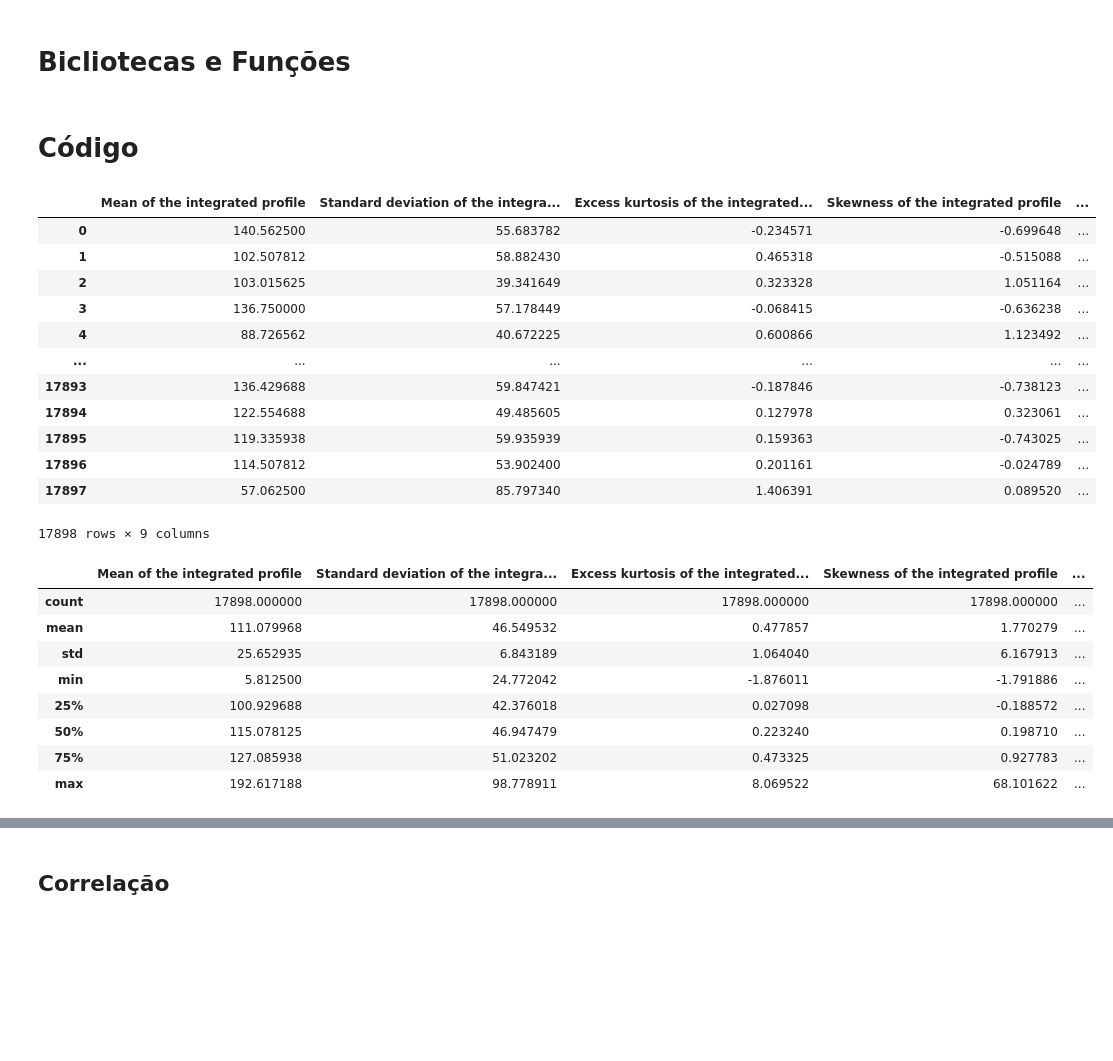
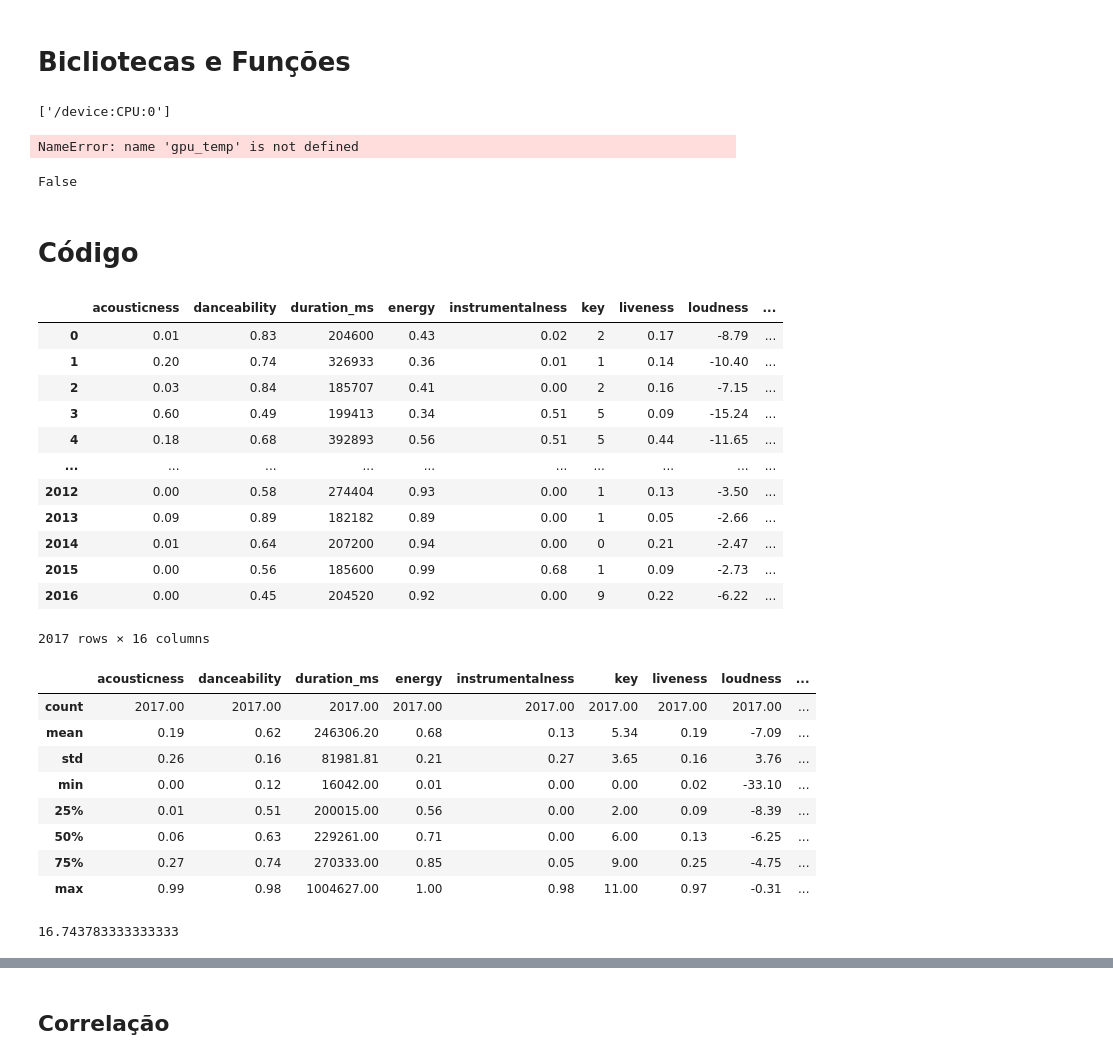
Before and after one commit to KValim/Projetcs, a Jupyter notebook: FIAP/deep learning I/spotfy/spotfy.ipynb, the cells around one changed output, grey strips where cells are left out. Drawn from its saved outputs; the diff is of its cells as text; code cells hidden in the pictures; blank space fills up the shorter version.

```diff
--- a/FIAP/deep learning I/spotfy/spotfy.ipynb
+++ b/FIAP/deep learning I/spotfy/spotfy.ipynb
@@ -39,34 +23,62 @@ from tensorflow.keras.utils import to_categorical
+# %%
+from tensorflow.python.client import device_lib
+
+def get_available_devices():
+    local_device_protos = device_lib.list_local_devices()
+    return [x.name for x in local_device_protos]
+
+print(get_available_devices())
+# %% [output]
+['/device:CPU:0']
+# %%
+gpu_temp
+# %% [output]
+NameError: name 'gpu_temp' is not defined
+# %%
+
+
+torch.cuda.is_available()
+# %% [output]
+False
+# %%
+pd.options.display.float_format = '{:.2f}'.format
 # %% [markdown]
 # Código
 # %%
-df = pd.read_csv('https://raw.githubusercontent.com/KValim/Projetcs/main/FIAP/deep%20learning%20I/pulsar_star/pulsar_stars.csv')
+df = pd.read_csv('https://raw.githubusercontent.com/KValim/Projetcs/main/FIAP/deep%20learning%20I/spotfy/DadosSpotify.csv')
+df.drop(columns=['id'], inplace=True)
 df
 # %% [output]
-|  | Mean of the integrated profile | Standard deviation of the integra... | Excess kurtosis of the integrated... | Skewness of the integrated profile | ... |
-| 0 | 140.562500 | 55.683782 | -0.234571 | -0.699648 | ... |
-| 1 | 102.507812 | 58.882430 | 0.465318 | -0.515088 | ... |
-| 2 | 103.015625 | 39.341649 | 0.323328 | 1.051164 | ... |
-| 3 | 136.750000 | 57.178449 | -0.068415 | -0.636238 | ... |
-| 4 | 88.726562 | 40.672225 | 0.600866 | 1.123492 | ... |
-| ... | ... | ... | ... | ... | ... |
-| 17893 | 136.429688 | 59.847421 | -0.187846 | -0.738123 | ... |
-| 17894 | 122.554688 | 49.485605 | 0.127978 | 0.323061 | ... |
-| 17895 | 119.335938 | 59.935939 | 0.159363 | -0.743025 | ... |
-| 17896 | 114.507812 | 53.902400 | 0.201161 | -0.024789 | ... |
-| 17897 | 57.062500 | 85.797340 | 1.406391 | 0.089520 | ... |
+|  | acousticness | danceability | duration_ms | energy | instrumentalness | key | liveness | loudness | ... |
+| 0 | 0.01 | 0.83 | 204600 | 0.43 | 0.02 | 2 | 0.17 | -8.79 | ... |
+| 1 | 0.20 | 0.74 | 326933 | 0.36 | 0.01 | 1 | 0.14 | -10.40 | ... |
+| 2 | 0.03 | 0.84 | 185707 | 0.41 | 0.00 | 2 | 0.16 | -7.15 | ... |
+| 3 | 0.60 | 0.49 | 199413 | 0.34 | 0.51 | 5 | 0.09 | -15.24 | ... |
+| 4 | 0.18 | 0.68 | 392893 | 0.56 | 0.51 | 5 | 0.44 | -11.65 | ... |
+| ... | ... | ... | ... | ... | ... | ... | ... | ... | ... |
+| 2012 | 0.00 | 0.58 | 274404 | 0.93 | 0.00 | 1 | 0.13 | -3.50 | ... |
+| 2013 | 0.09 | 0.89 | 182182 | 0.89 | 0.00 | 1 | 0.05 | -2.66 | ... |
+| 2014 | 0.01 | 0.64 | 207200 | 0.94 | 0.00 | 0 | 0.21 | -2.47 | ... |
+| 2015 | 0.00 | 0.56 | 185600 | 0.99 | 0.68 | 1 | 0.09 | -2.73 | ... |
+| 2016 | 0.00 | 0.45 | 204520 | 0.92 | 0.00 | 9 | 0.22 | -6.22 | ... |
-17898 rows × 9 columns
+2017 rows × 16 columns
 # %%
 df.describe()
 # %% [output]
-|  | Mean of the integrated profile | Standard deviation of the integra... | Excess kurtosis of the integrated... | Skewness of the integrated profile | ... |
-| count | 17898.000000 | 17898.000000 | 17898.000000 | 17898.000000 | ... |
-| mean | 111.079968 | 46.549532 | 0.477857 | 1.770279 | ... |
-| std | 25.652935 | 6.843189 | 1.064040 | 6.167913 | ... |
-| min | 5.812500 | 24.772042 | -1.876011 | -1.791886 | ... |
-| 25% | 100.929688 | 42.376018 | 0.027098 | -0.188572 | ... |
-| 50% | 115.078125 | 46.947479 | 0.223240 | 0.198710 | ... |
-| 75% | 127.085938 | 51.023202 | 0.473325 | 0.927783 | ... |
-| max | 192.617188 | 98.778911 | 8.069522 | 68.101622 | ... |
+|  | acousticness | danceability | duration_ms | energy | instrumentalness | key | liveness | loudness | ... |
+| count | 2017.00 | 2017.00 | 2017.00 | 2017.00 | 2017.00 | 2017.00 | 2017.00 | 2017.00 | ... |
+| mean | 0.19 | 0.62 | 246306.20 | 0.68 | 0.13 | 5.34 | 0.19 | -7.09 | ... |
+| std | 0.26 | 0.16 | 81981.81 | 0.21 | 0.27 | 3.65 | 0.16 | 3.76 | ... |
+| min | 0.00 | 0.12 | 16042.00 | 0.01 | 0.00 | 0.00 | 0.02 | -33.10 | ... |
+| 25% | 0.01 | 0.51 | 200015.00 | 0.56 | 0.00 | 2.00 | 0.09 | -8.39 | ... |
+| 50% | 0.06 | 0.63 | 229261.00 | 0.71 | 0.00 | 6.00 | 0.13 | -6.25 | ... |
+| 75% | 0.27 | 0.74 | 270333.00 | 0.85 | 0.05 | 9.00 | 0.25 | -4.75 | ... |
+| max | 0.99 | 0.98 | 1004627.00 | 1.00 | 0.98 | 11.00 | 0.97 | -0.31 | ... |
+# %%
+1004627.00/1000/60 # 16.743783333333333
+# a música mais longa tem quase 17min, talvez sejá um outlier indesejável
+# %% [output]
+16.743783333333333
 # %%
 df.info()
 # %% [output]
```
Also changed, not shown: parts of 41 cells of this notebook.
